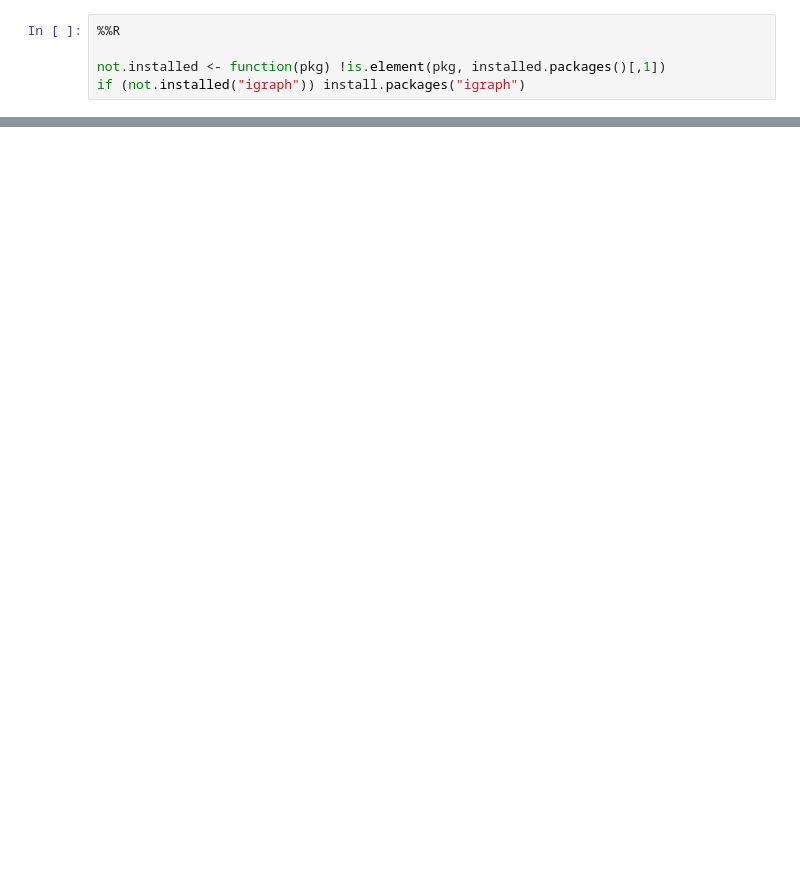
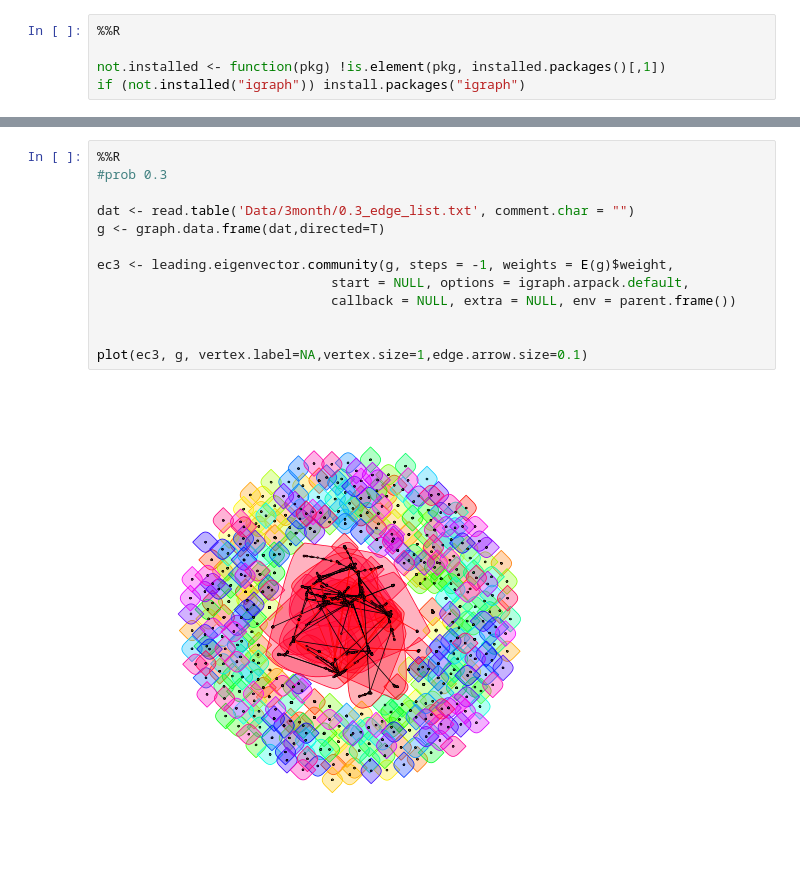
Before and after one commit to ucla-scai/Public-Health, a Jupyter notebook: drawGraph.ipynb, the cells around one changed output, grey strips where cells are left out. Saved outputs shown, nothing was run; the diff lists cells and outputs as text; blank space fills up the shorter version.

```diff
--- a/drawGraph.ipynb
+++ b/drawGraph.ipynb
@@ -55,0 +157,15 @@ Membership vector:
+# %%
+%%R
+#prob 0.3
+
+dat <- read.table('Data/3month/0.3_edge_list.txt', comment.char = "")
+g <- graph.data.frame(dat,directed=T)
+
+ec3 <- leading.eigenvector.community(g, steps = -1, weights = E(g)$weight,
+                              start = NULL, options = igraph.arpack.default,
+                              callback = NULL, extra = NULL, env = parent.frame())
+
+
+plot(ec3, g, vertex.label=NA,vertex.size=1,edge.arrow.size=0.1)
+# %% [output]
+[figure, added]
```
Also changed, not shown: parts of 10 cells of this notebook, 3 other files.
